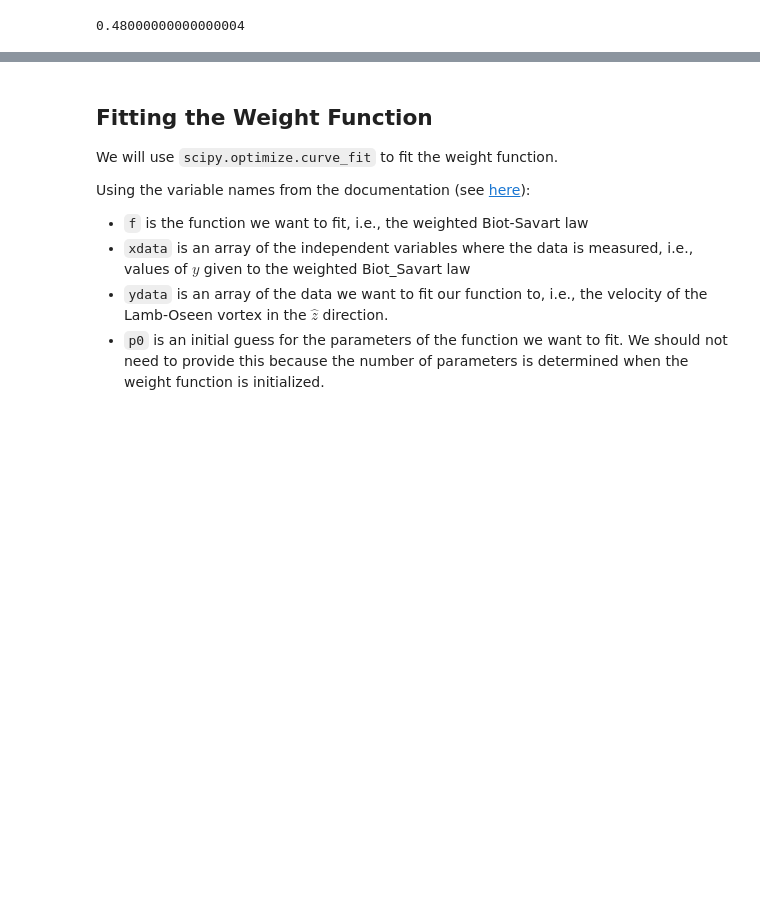
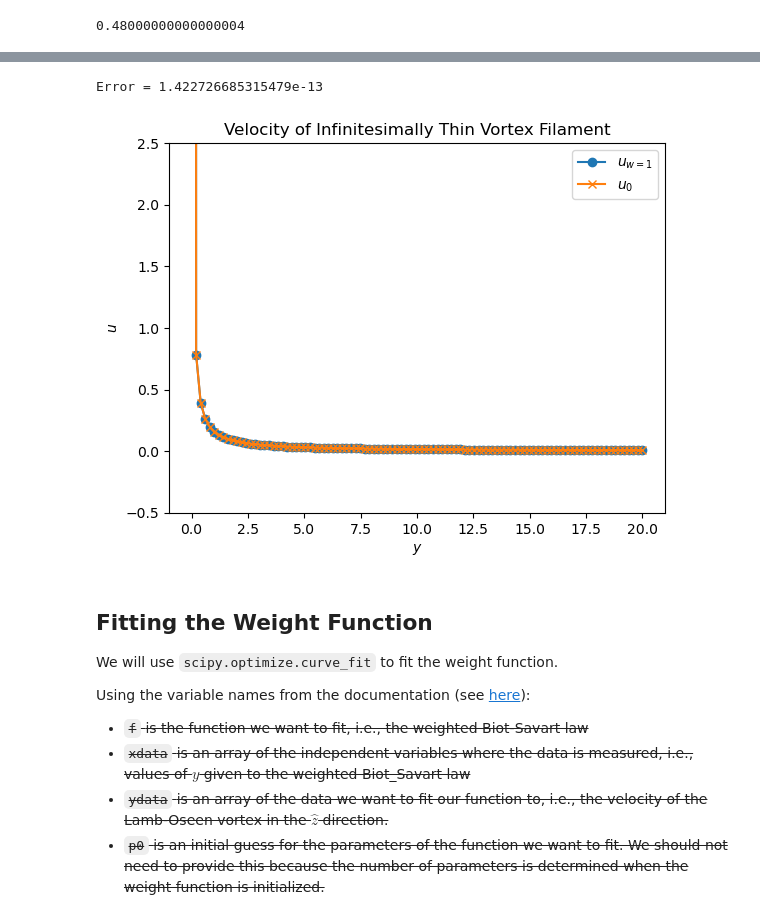
Before and after one commit to colecooper100/vorpy, a Jupyter notebook: bs_weight_function.ipynb, the cells around one changed output, grey strips where cells are left out. Cells and saved outputs as stored; diff of their text form; code cells hidden in the pictures; blank space fills up the shorter version.

```diff
--- a/bs_weight_function.ipynb
+++ b/bs_weight_function.ipynb
@@ -201,11 +228,42 @@ Error = 7.114996587511155e-14
+# %%
+# Unweighted Bio-Savart law for testing integration method
+def u_0(y):
+    def integrand(x, y):
+        # x & y can be floats or arrays
+        return y /  (y**2 + x**2)**(3/2)
+
+    # Integration by scipy.integrate.quad
+    return sp.integrate.quad(integrand, -np.inf, np.inf, args=(y))[0] / (4 * np.pi)
+# %%
+y_vec = np.linspace(0.001, 20, 100)
+u_0true_vec = 1 / (2 * np.pi * y_vec)
+u_0_vec = []
+for i in range(len(y_vec)):
+    u_0_vec.append(u_0(y_vec[i]))
+
+u_0_vec = np.array(u_0_vec)
+
+print('Error =', np.linalg.norm(u_0_vec - u_0true_vec))
+
+plt.plot(y_vec, u_0_vec, 'o-', label='$u_{w=1}$')
+plt.plot(y_vec, u_0true_vec, 'x-', label='$u_0$')
+plt.legend()
+plt.title('Velocity of Infinitesimally Thin Vortex Filament')
+plt.xlabel('$y$')
+plt.ylabel('$u$')
+plt.ylim([-.5, 2.5])
+plt.show()
+# %% [output]
+Error = 1.422726685315479e-13
+[figure, added]
 # %% [markdown]
 ## Fitting the Weight Function
 
 We will use `scipy.optimize.curve_fit` to fit the weight function.
 
 Using the variable names from the documentation (see [here](https://docs.scipy.org/doc/scipy/reference/generated/scipy.optimize.curve_fit.html)):
-- `f` is the function we want to fit, i.e., the weighted Biot-Savart law
-- `xdata` is an array of the independent variables where the data is measured, i.e., values of $y$ given to the weighted Biot_Savart law
-- `ydata` is an array of the data we want to fit our function to, i.e., the velocity of the Lamb-Oseen vortex in the $\hat z$ direction.
-- `p0` is an initial guess for the parameters of the function we want to fit. We should not need to provide this because the number of parameters is determined when the weight function is initialized.
+- ~~`f` is the function we want to fit, i.e., the weighted Biot-Savart law~~
+- ~~`xdata` is an array of the independent variables where the data is measured, i.e., values of $y$ given to the weighted Biot_Savart law~~
+- ~~`ydata` is an array of the data we want to fit our function to, i.e., the velocity of the Lamb-Oseen vortex in the $\hat z$ direction.~~
+- ~~`p0` is an initial guess for the parameters of the function we want to fit. We should not need to provide this because the number of parameters is determined when the weight function is initialized.~~
 # %%
```
Also changed, not shown: parts of 12 cells of this notebook.
